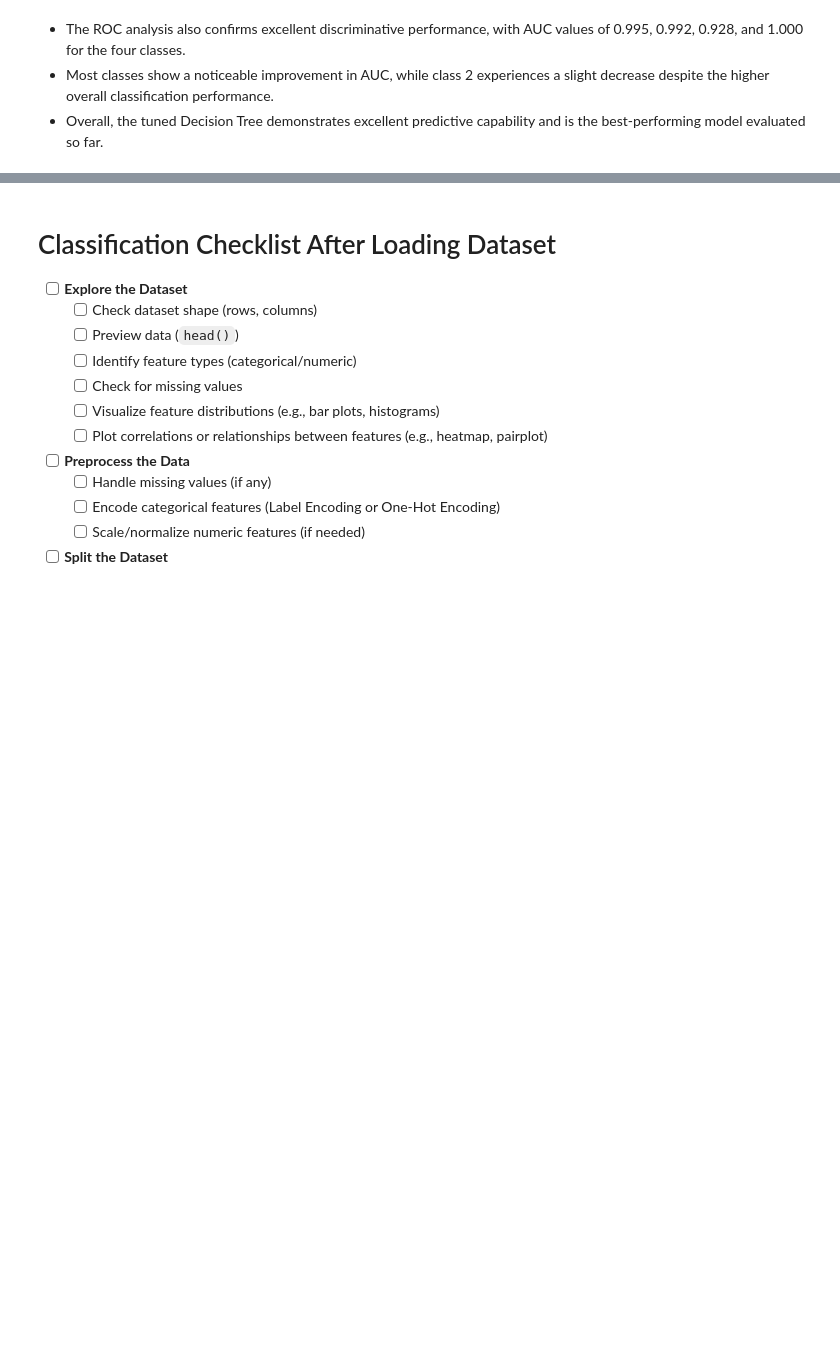
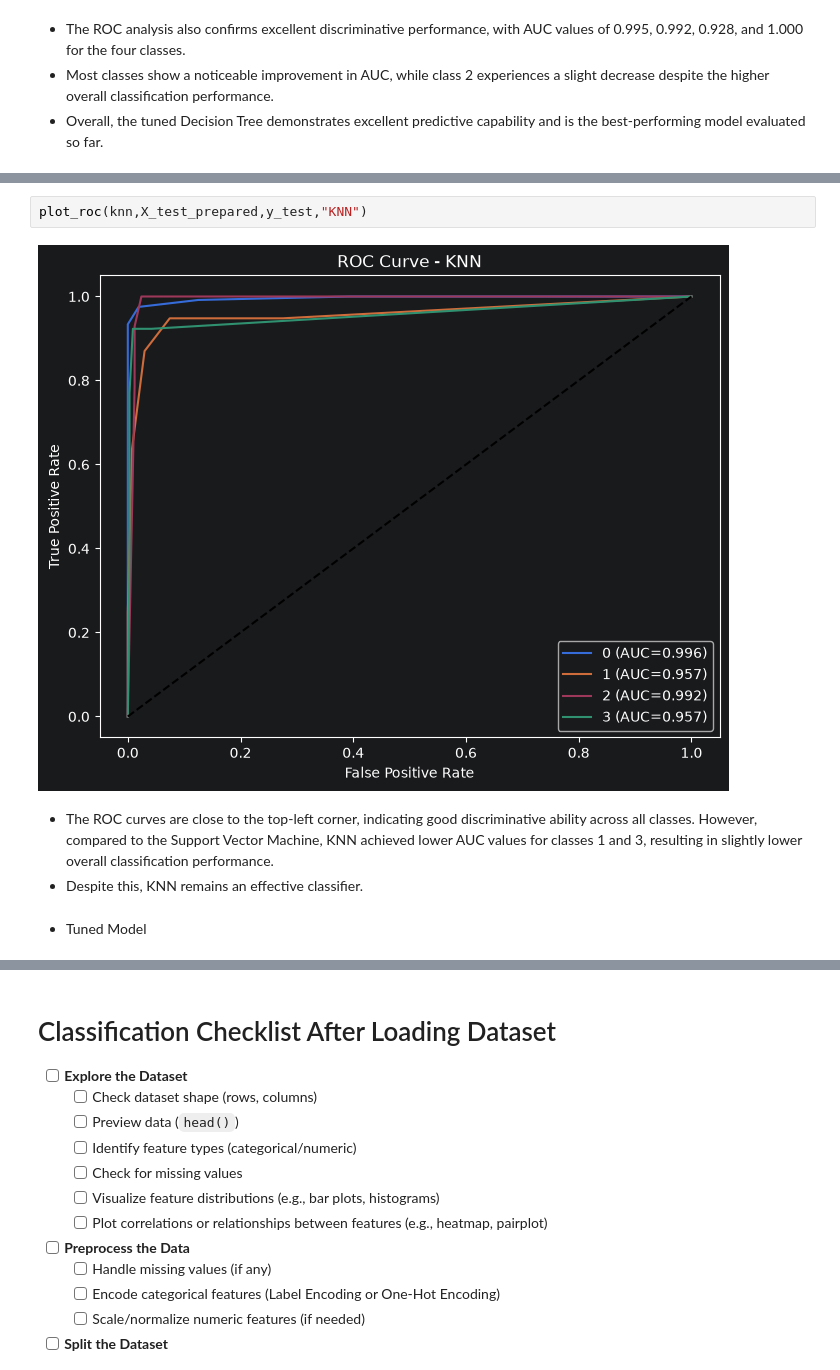
Before and after one commit to kovexison/Practica-AI, a Jupyter notebook: 02-ML-Classification/cars_acceptability_classification.ipynb, the cells around one changed output, grey strips where cells are left out. Drawn from its saved outputs; the diff is of its cells as text; blank space fills up the shorter version.

```diff
--- a/02-ML-Classification/cars_acceptability_classification.ipynb
+++ b/02-ML-Classification/cars_acceptability_classification.ipynb
@@ -845,0 +909,9 @@ plot_roc(decision_tree_CV,X_test_prepared,y_test,"Decision Tree Tuned")
+# %%
+plot_roc(knn,X_test_prepared,y_test,"KNN")
+# %% [output]
+[figure, added]
+# %% [markdown]
+- The ROC curves are close to the top-left corner, indicating good discriminative ability across all classes. However, compared to the Support Vector Machine, KNN achieved lower AUC values for classes 1 and 3, resulting in slightly lower overall classification performance.
+- Despite this, KNN remains an effective classifier.
+# %% [markdown]
+- Tuned Model
```
Also changed, not shown: parts of 22 cells of this notebook.
